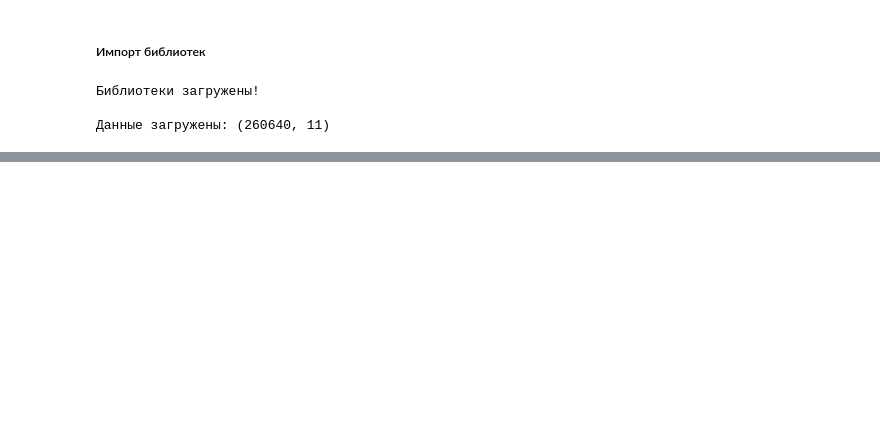
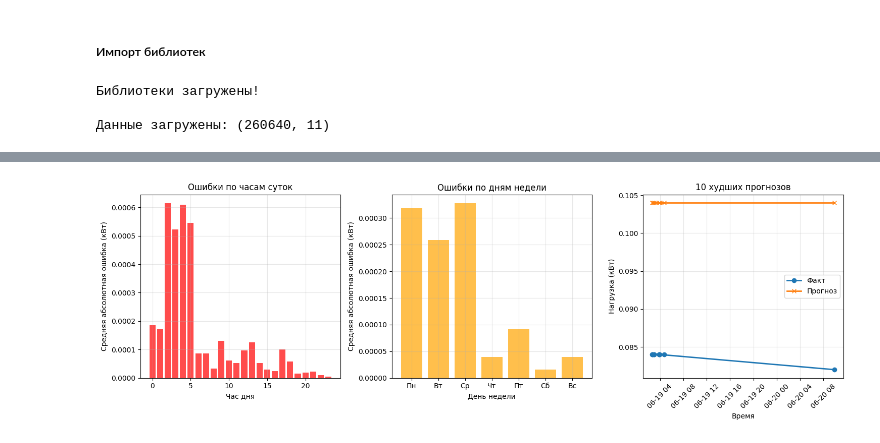
Before and after one commit to pogodaa/ML_cursovaya, a Jupyter notebook: model.ipynb, the cells around one changed output, grey strips where cells are left out. Cells and saved outputs as stored; diff of their text form; code cells hidden in the pictures; blank space fills up the shorter version.

```diff
--- a/model.ipynb
+++ b/model.ipynb
@@ -344,0 +578,85 @@ LightGBM сохранен в models/lightgbm_model.pkl
+# %%
+# АНАЛИЗ ОШИБОК ПРОГНОЗИРОВАНИЯ
+print("\n" + "=" * 60)
+print("АНАЛИЗ ОШИБОК ПРОГНОЗИРОВАНИЯ")
+print("=" * 60)
+
+# Берем прогнозы лучшей модели
+y_pred_best = results['RandomForest']['predictions']  # Теперь лучшая модель RandomForest!
+errors = y_pred_best - y_test.values
+
+# Создаем Series с ошибками и правильными индексами
+errors_series = pd.Series(errors, index=y_test.index)
+
+# Анализ больших ошибок
+error_threshold = 0.05  # 50 Вт - порог для "большой" ошибки
+large_errors_mask = np.abs(errors) > error_threshold
+large_errors_count = np.sum(large_errors_mask)
+large_errors_percentage = (large_errors_count / len(errors)) * 100
+
+print(f"Большие ошибки (> {error_threshold} кВт): {large_errors_count} ({large_errors_percentage:.2f}%)")
+
+if large_errors_count > 0:
+    # Анализ когда происходят большие ошибки
+    large_errors_data = X_test[large_errors_mask]
+
+    print("\nХарактеристики периодов с большими ошибками:")
+    print("Час дня:")
+    print(large_errors_data['hour'].value_counts().sort_index())
+
+    print("\nДень недели:")
+    day_names = {0: 'Пн', 1: 'Вт', 2: 'Ср', 3: 'Чт', 4: 'Пт', 5: 'Сб', 6: 'Вс'}
+    day_counts = large_errors_data['day_of_week'].value_counts().sort_index()
+    for day, count in day_counts.items():
+        print(f"  {day_names[day]}: {count} ошибок")
+
+    print(f"\nПиковые периоды:")
+    print(f"  Вечерний пик: {large_errors_data['is_evening_peak'].sum()} ошибок")
+    print(f"  Утренний пик: {large_errors_data['is_morning_peak'].sum()} ошибок")
+    print(f"  Ночное время: {large_errors_data['is_night'].sum()} ошибок")
+
+# ВИЗУАЛИЗАЦИЯ ОШИБОК
+plt.figure(figsize=(15, 5))
+
+# График 1: Распределение ошибок по времени суток
+plt.subplot(1, 3, 1)
+# ИСПРАВЛЕНИЕ: убираем ['Global_active_power'] - его нет в X_test
+hourly_errors = X_test.groupby('hour').apply(
+    lambda x: np.mean(np.abs(errors_series[x.index])), include_groups=False
+)
+plt.bar(hourly_errors.index, hourly_errors.values, alpha=0.7, color='red')
+plt.xlabel('Час дня')
+plt.ylabel('Средняя абсолютная ошибка (кВт)')
+plt.title('Ошибки по часам суток')
+plt.grid(True, alpha=0.3)
+
+# График 2: Ошибки по дням недели
+plt.subplot(1, 3, 2)
+# ИСПРАВЛЕНИЕ: убираем ['Global_active_power']
+daily_errors = X_test.groupby('day_of_week').apply(
+    lambda x: np.mean(np.abs(errors_series[x.index])), include_groups=False
+)
+plt.bar(daily_errors.index, daily_errors.values, alpha=0.7, color='orange')
+plt.xlabel('День недели')
+plt.ylabel('Средняя абсолютная ошибка (кВт)')
+plt.title('Ошибки по дням недели')
+plt.xticks(range(7), ['Пн', 'Вт', 'Ср', 'Чт', 'Пт', 'Сб', 'Вс'])
+plt.grid(True, alpha=0.3)
+
+# График 3: Факт vs Прогноз для худших случаев
+plt.subplot(1, 3, 3)
+worst_indices = np.argsort(np.abs(errors))[-10:]  # 10 худших прогнозов
+worst_times = y_test.iloc[worst_indices].index
+
+plt.plot(worst_times, y_test.iloc[worst_indices], 'o-', label='Факт', linewidth=2)
+plt.plot(worst_times, y_pred_best[worst_indices], 'x-', label='Прогноз', linewidth=2)
+plt.xlabel('Время')
+plt.ylabel('Нагрузка (кВт)')
+plt.title('10 худших прогнозов')
+plt.legend()
+plt.xticks(rotation=45)
+plt.grid(True, alpha=0.3)
+
+plt.tight_layout()
+plt.show()
+# %% [output]
@@ -344,0 +667 @@ LightGBM сохранен в models/lightgbm_model.pkl
+[figure, added]
```
Also changed, not shown: parts of 10 cells of this notebook, 1 other file.
